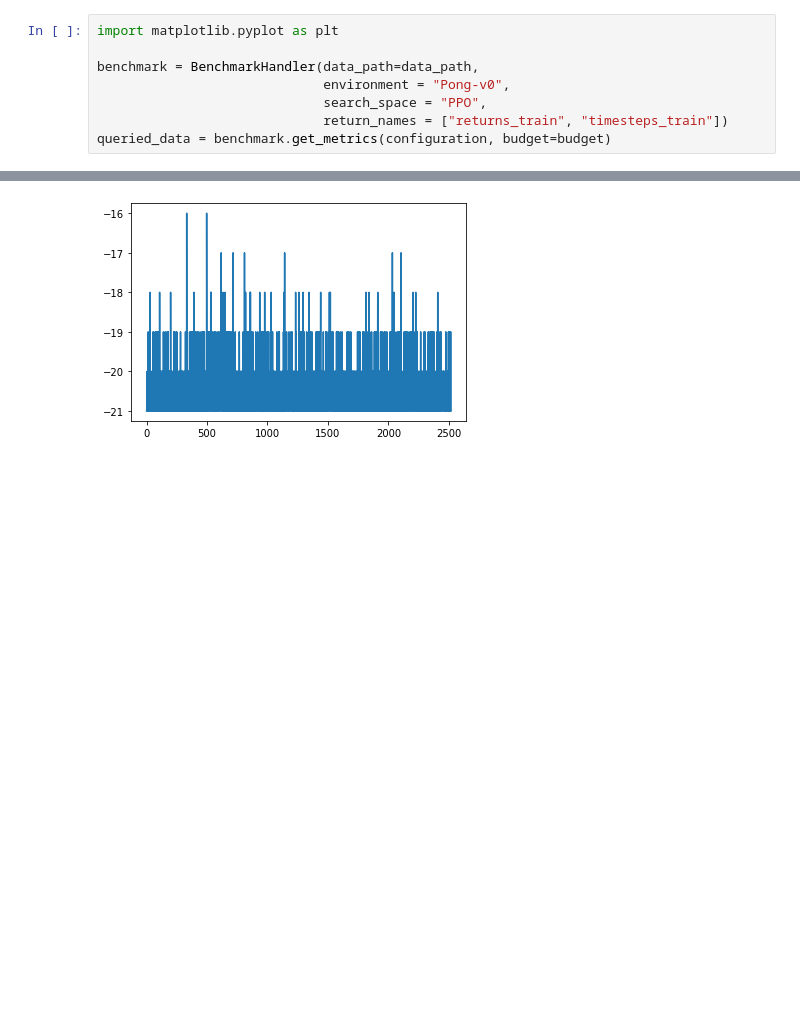
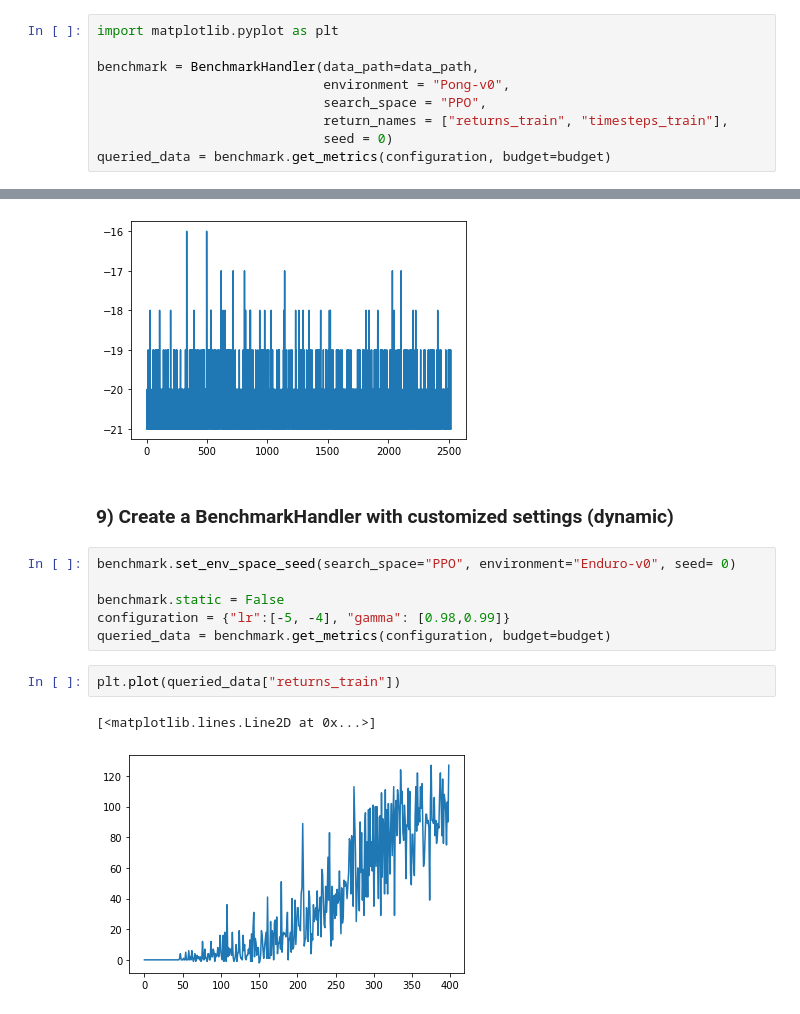
Before and after one commit to machinelearningnuremberg/AutoRL-Bench, a Jupyter notebook: benchmark-usage-examples.ipynb, the cells around one changed output, grey strips where cells are left out. Cells and saved outputs as stored; diff of their text form; blank space fills up the shorter version.

```diff
--- a/benchmark-usage-examples.ipynb
+++ b/benchmark-usage-examples.ipynb
@@ -115,10 +138,26 @@ import matplotlib.pyplot as plt
 benchmark = BenchmarkHandler(data_path=data_path,
                              environment = "Pong-v0",
                              search_space = "PPO",
-                             return_names = ["returns_train", "timesteps_train"])
+                             return_names = ["returns_train", "timesteps_train"],
+                             seed = 0)
 queried_data = benchmark.get_metrics(configuration, budget=budget)
 # %%
 plt.plot(queried_data["returns_train"])
 # %% [output]
 [<matplotlib.lines.Line2D at 0x...>]
 [figure]
+# %% [markdown]
+<a class="anchor" id="nineth-bullet"></a>
+
+### 9) Create a BenchmarkHandler with customized settings (dynamic)
+# %%
+benchmark.set_env_space_seed(search_space="PPO", environment="Enduro-v0", seed= 0)
+
+benchmark.static = False
+configuration = {"lr":[-5, -4], "gamma": [0.98,0.99]}
+queried_data = benchmark.get_metrics(configuration, budget=budget)
+# %%
+plt.plot(queried_data["returns_train"])
+# %% [output]
+[<matplotlib.lines.Line2D at 0x...>]
+[figure, added]
```
Also changed, not shown: parts of 8 cells of this notebook, 6 other files.
